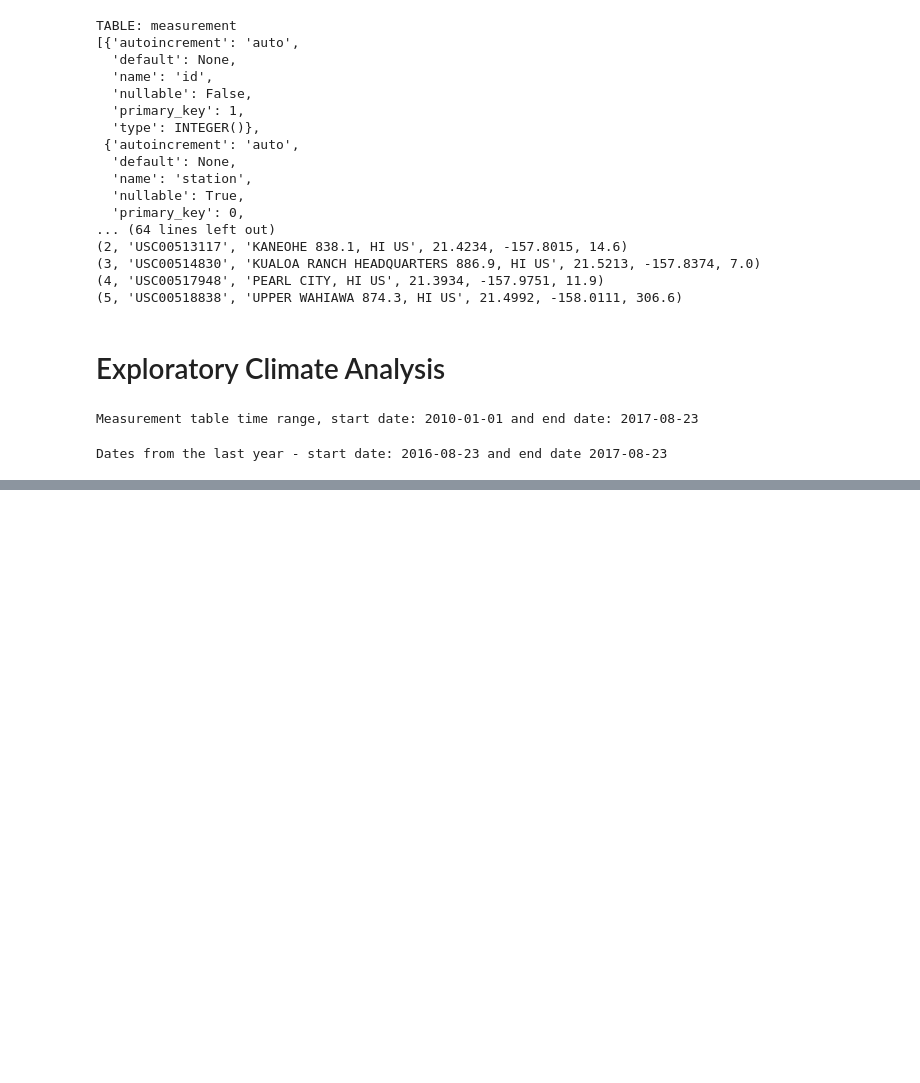
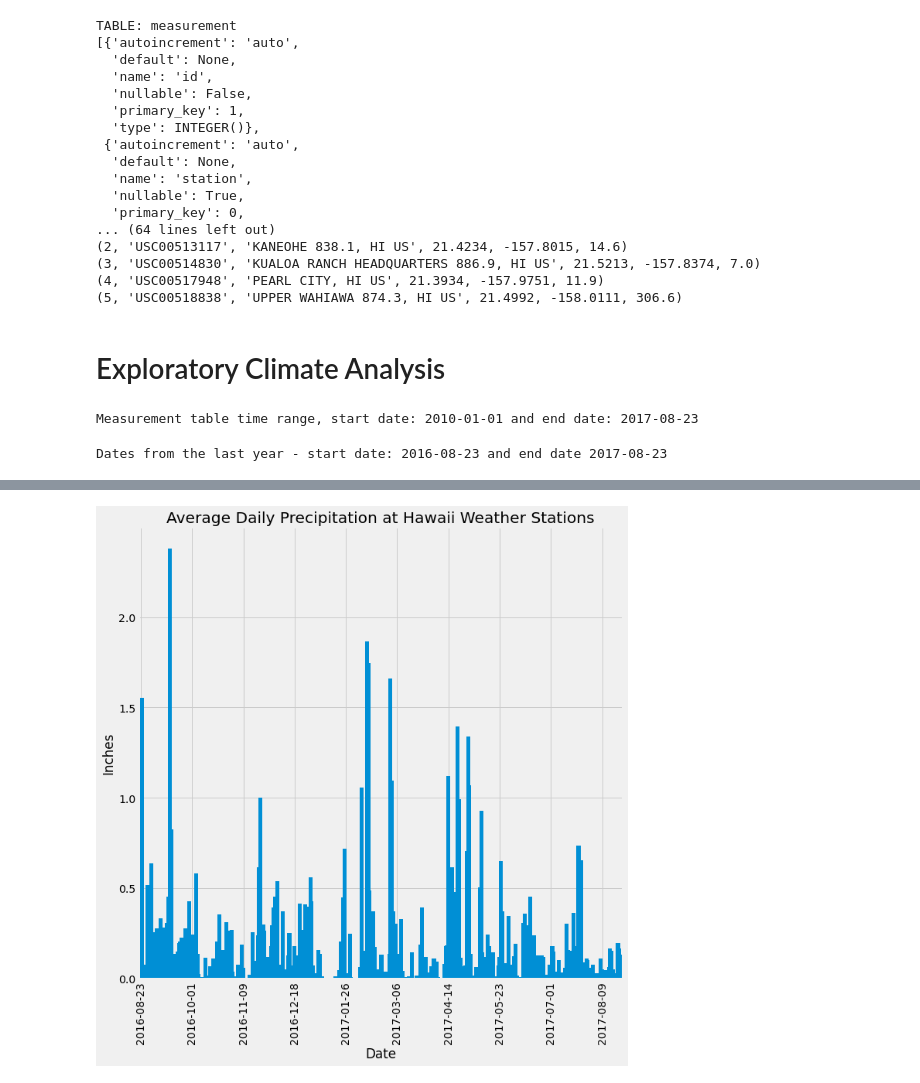
Before and after one commit to cmoeser5/Hawaii-Climate-Analysis, a Jupyter notebook: climate.ipynb, the cells around one changed output, grey strips where cells are left out. Cells and saved outputs as stored; diff of their text form; code cells hidden in the pictures; blank space fills up the shorter version.

Commit message:
add prcp plot

```diff
--- a/climate.ipynb
+++ b/climate.ipynb
@@ -118,3 +118,19 @@ end_date = max_date
 print(f"Dates from the last year - start date: {start_date} and end date {end_date}")
 # %% [output]
 Dates from the last year - start date: 2016-08-23 and end date 2017-08-23
+# %%
+# Design a query to retrieve the last 12 months of precipitation data and plot the results
+query = (
+    session.query(Measurement.date, func.avg(Measurement.prcp))
+    .filter(Measurement.date >= start_date)
+    .filter(Measurement.date <= end_date)
+    .group_by(Measurement.date)
+)
+
+# Save the query results as a Pandas DataFrame and set the index to the date column
+prcp_df = (
+    pd.read_sql(query.statement, query.session.bind, index_col="date")
+    .rename(columns={"avg_1": "precipitation"})
+    .sort_index()
+)
+prcp_df.head()
@@ -120,0 +145,15 @@ Dates from the last year - start date: 2016-08-23 and end date 2017-08-23
+# %%
+# Use Pandas Plotting with Matplotlib to plot the data
+prcp_df.plot(
+    kind="bar",
+    title="Average Daily Precipitation at Hawaii Weather Stations",
+    figsize=(10, 10),
+    width=3,
+    legend=False,
+)
+plt.locator_params(axis="x", nbins=9.5)
+plt.xlabel("Date")
+plt.ylabel("Inches")
+plt.show()
+# %% [output]
+[figure, added]
```
Also changed, not shown: parts of 8 cells of this notebook.
